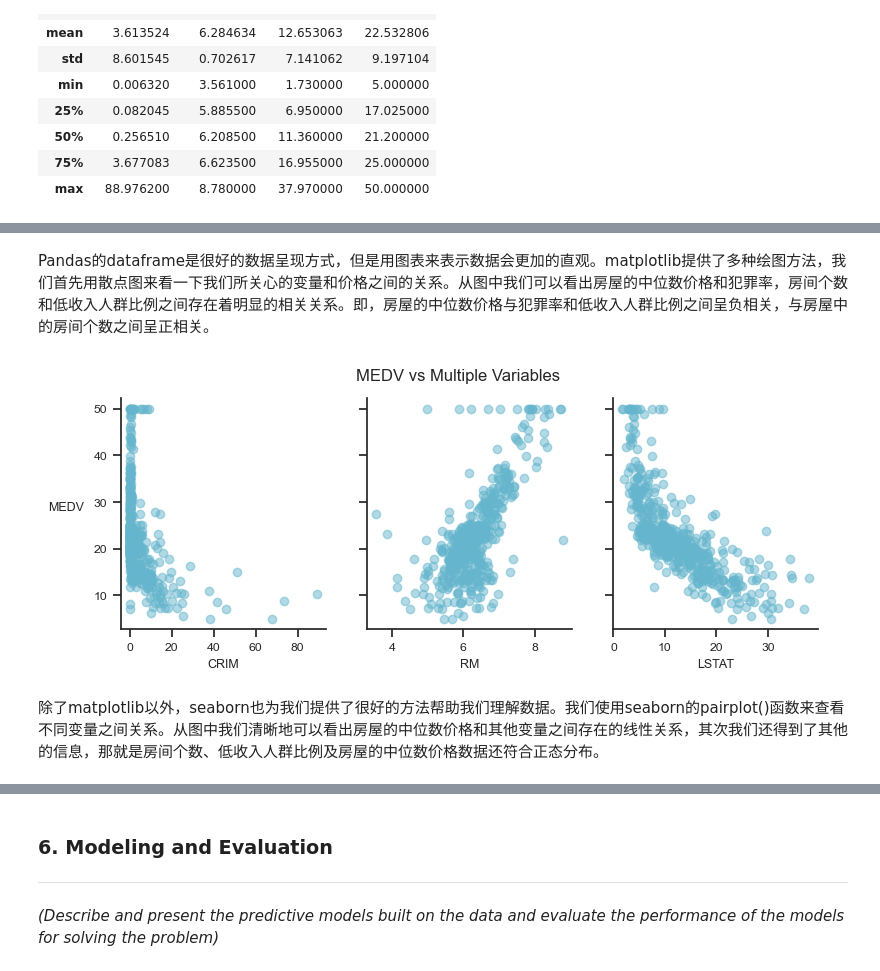
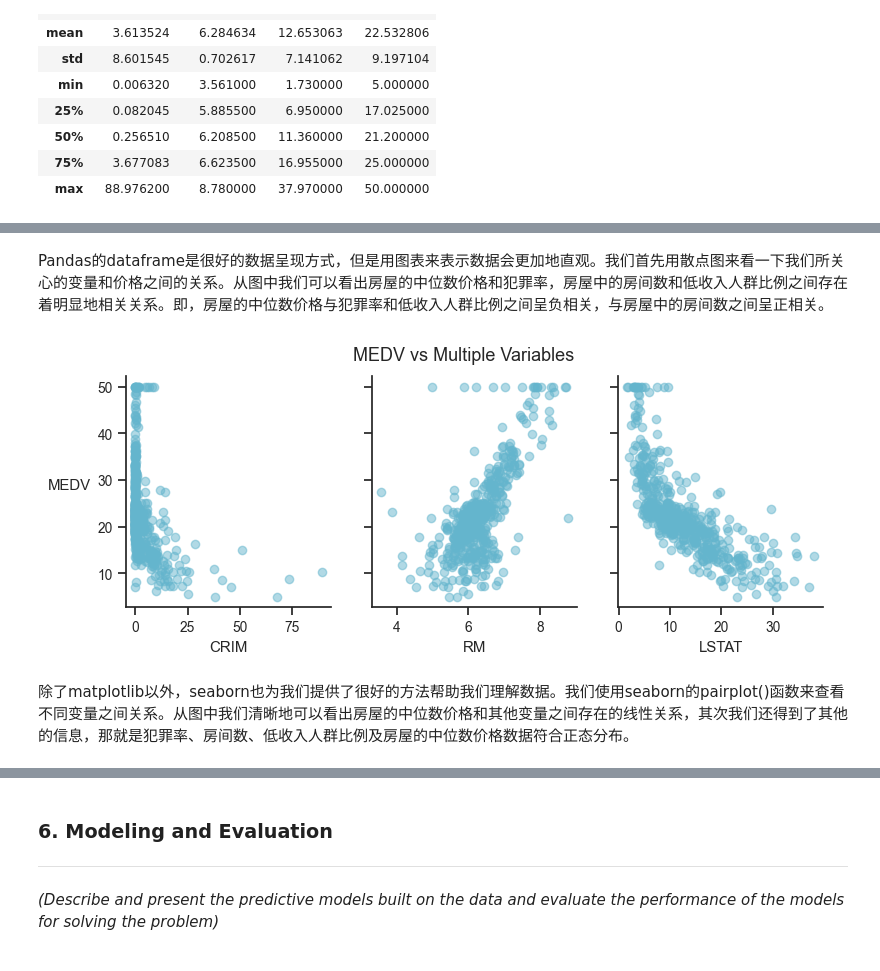
Before and after one commit to lzu215/dsp, a Jupyter notebook: Project_Report.ipynb, the cells around one changed output, grey strips where cells are left out. Drawn from its saved outputs; the diff is of its cells as text; code cells hidden in the pictures.

```diff
--- a/Project_Report.ipynb
+++ b/Project_Report.ipynb
@@ -88,3 +90,7 @@ housing
+# %%
+import matplotlib.pyplot as plt
+import seaborn as sns
+sns.set(style = 'ticks', font_scale=0.9)
 # %% [markdown]
 在得到数据后，我们对数据进行了清洗。首先，我们对数据进行切片，提取出我们需要的列。其次，我们剔除了含有缺失项的行。
 # %%
@@ -130,0 +139,15 @@ housing.describe()
+# %%
+# Create a figure with 4 subplots
+figure, axes = plt.subplots(4,1, figsize=(8,5))
+
+# Plot boxplot of variables
+for i in range(4):
+    data = housing.iloc[:,i]
+    axes[i].boxplot(data, vert=False, labels=[data.name], showfliers=False,
+                    showmeans=True, meanline=True,
+                    meanprops=dict(color='g', linestyle='--'))
+
+# Adjust and show figure
+figure.suptitle('Boxplot of Housing Data')
+figure.subplots_adjust(hspace=0.5)
+plt.show()
@@ -131,27 +156,25 @@ housing.describe()
 # %% [markdown]
-Pandas的dataframe是很好的数据呈现方式，但是用图表来表示数据会更加的直观。matplotlib提供了多种绘图方法，我们首先用散点图来看一下我们所关心的变量和价格之间的关系。从图中我们可以看出房屋的中位数价格和犯罪率，房间个数和低收入人群比例之间存在着明显的相关关系。即，房屋的中位数价格与犯罪率和低收入人群比例之间呈负相关，与房屋中的房间个数之间呈正相关。
+Pandas的dataframe是很好的数据呈现方式，但是用图表来表示数据会更加地直观。我们首先用散点图来看一下我们所关心的变量和价格之间的关系。从图中我们可以看出房屋的中位数价格和犯罪率，房屋中的房间数和低收入人群比例之间存在着明显地相关关系。即，房屋的中位数价格与犯罪率和低收入人群比例之间呈负相关，与房屋中的房间数之间呈正相关。
 # %%
-import matplotlib.pyplot as plt
-
 # Create a figure with 3 subplots
 figure, axes = plt.subplots(1, 3, figsize=(9,3), sharey='all')
 
 # Plot scatter plots for variables
 for i in range(3):
     x = housing.iloc[:,i]
-    axes[i].scatter(x=x, y=housing.MEDV, color='c', alpha=0.5)
+    axes[i].scatter(x=x, y=housing.MEDV, color='c',alpha=0.5)
     axes[i].spines['right'].set_visible(False)
     axes[i].spines['top'].set_visible(False)
-    axes[i].set_xlabel(x.name, fontsize=9)
+    axes[i].set_xlabel(x.name)
     if not i:
-        axes[i].set_ylabel('MEDV', fontsize=9, rotation='horizontal', labelpad=20)
+        axes[i].set_ylabel('MEDV', rotation='horizontal', labelpad=20)
 
 # Adjust and show figure
-plt.suptitle('MEDV vs Multiple Variables', fontsize=12)
+plt.suptitle('MEDV vs Multiple Variables')
 figure.subplots_adjust(wspace=0.2)
 plt.show()
 # %% [output]
-[figure, old version]
+[figure, new version]
 # %% [markdown]
-除了matplotlib以外，seaborn也为我们提供了很好的方法帮助我们理解数据。我们使用seaborn的pairplot()函数来查看不同变量之间关系。从图中我们清晰地可以看出房屋的中位数价格和其他变量之间存在的线性关系，其次我们还得到了其他的信息，那就是房间个数、低收入人群比例及房屋的中位数价格数据还符合正态分布。
+除了matplotlib以外，seaborn也为我们提供了很好的方法帮助我们理解数据。我们使用seaborn的pairplot()函数来查看不同变量之间关系。从图中我们清晰地可以看出房屋的中位数价格和其他变量之间存在的线性关系，其次我们还得到了其他的信息，那就是犯罪率、房间数、低收入人群比例及房屋的中位数价格数据符合正态分布。
 # %%
```
Also changed, not shown: parts of 9 cells of this notebook.
